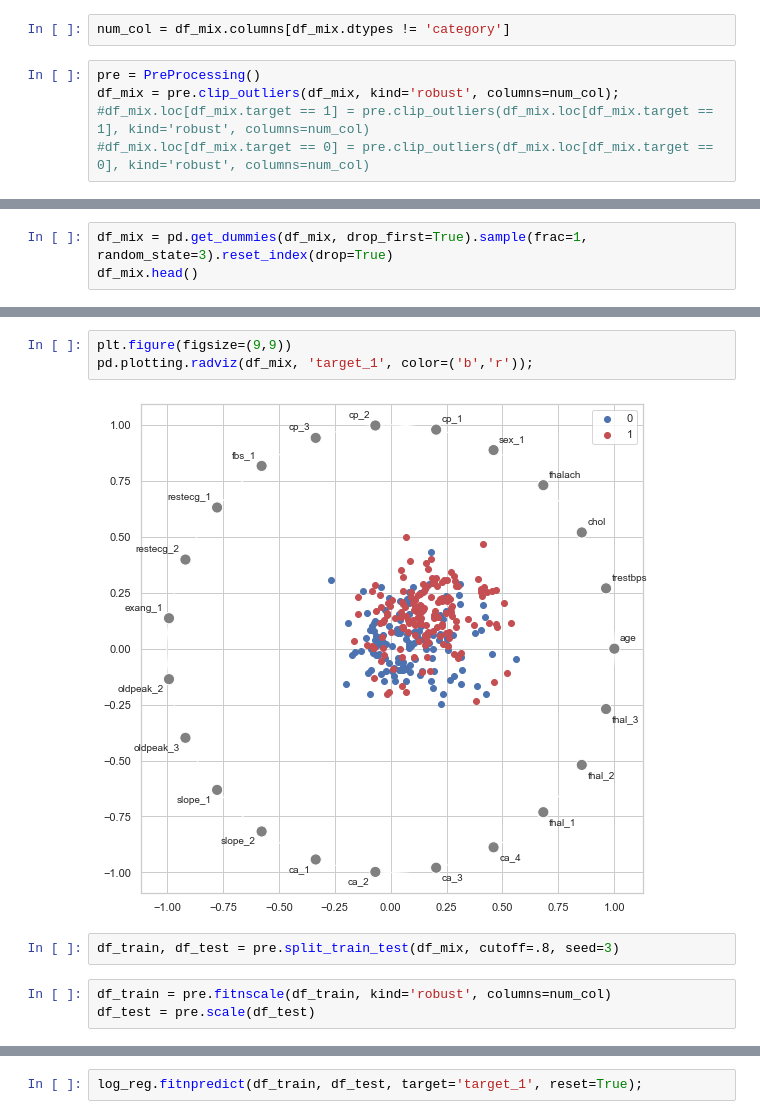
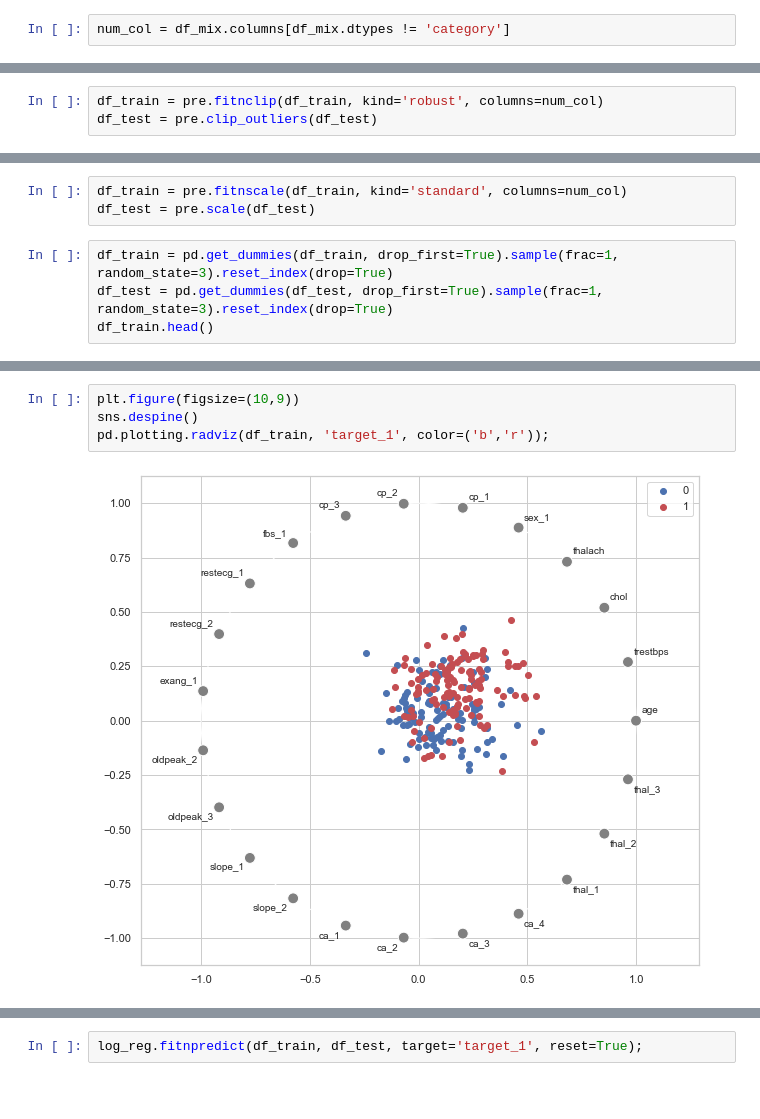
Before and after one commit to wincenzo/regressor, a Jupyter notebook: Regression_Class.ipynb, the cells around one changed output, grey strips where cells are left out. Cells and saved outputs as stored; diff of their text form; blank space fills up the shorter version.

```diff
--- a/Regression_Class.ipynb
+++ b/Regression_Class.ipynb
@@ -122,8 +126,3 @@ df_mix.groupby(df_mix['oldpeak'] > 0).oldpeak.count().to_frame()
 df_mix.oldpeak = pd.qcut(df_mix.oldpeak, 3, labels=[1,2,3])
 # %%
 num_col = df_mix.columns[df_mix.dtypes != 'category']
-# %%
-pre = PreProcessing()
-df_mix = pre.clip_outliers(df_mix, kind='robust', columns=num_col);
-#df_mix.loc[df_mix.target == 1] = pre.clip_outliers(df_mix.loc[df_mix.target == 1], kind='robust', columns=num_col)
-#df_mix.loc[df_mix.target == 0] = pre.clip_outliers(df_mix.loc[df_mix.target == 0], kind='robust', columns=num_col)
@@ -130 +133,4 @@ df_mix = pre.clip_outliers(df_mix, kind='robust', columns=num_col);
+# %%
+df_train = pre.fitnclip(df_train, kind='robust', columns=num_col)
+df_test = pre.clip_outliers(df_test)
 # %%
@@ -134,5 +144,9 @@ viz.var_vs_target(df_mix, kind='number', ref='target')
+# %%
+df_train = pre.fitnscale(df_train, kind='standard', columns=num_col)
+df_test = pre.scale(df_test)
 # %%
-df_mix = pd.get_dummies(df_mix, drop_first=True).sample(frac=1, random_state=3).reset_index(drop=True)
-df_mix.head()
+df_train = pd.get_dummies(df_train, drop_first=True).sample(frac=1, random_state=3).reset_index(drop=True)
+df_test = pd.get_dummies(df_test, drop_first=True).sample(frac=1, random_state=3).reset_index(drop=True)
+df_train.head()
 # %% [output]
 |  | age | trestbps | chol | thalach | sex_1 | cp_1 | cp_2 | cp_3 | fbs_1 | restecg_1 | ... | ... |
@@ -145,10 +169,6 @@ df_mix.head()
 # %%
-plt.figure(figsize=(9,9))
-pd.plotting.radviz(df_mix, 'target_1', color=('b','r'));
+plt.figure(figsize=(10,9))
+sns.despine()
+pd.plotting.radviz(df_train, 'target_1', color=('b','r'));
 # %% [output]
-[figure, old version]
+[figure, new version]
-# %%
-df_train, df_test = pre.split_train_test(df_mix, cutoff=.8, seed=3)
-# %%
-df_train = pre.fitnscale(df_train, kind='robust', columns=num_col)
-df_test = pre.scale(df_test)
```
Also changed, not shown: parts of 22 cells of this notebook.
